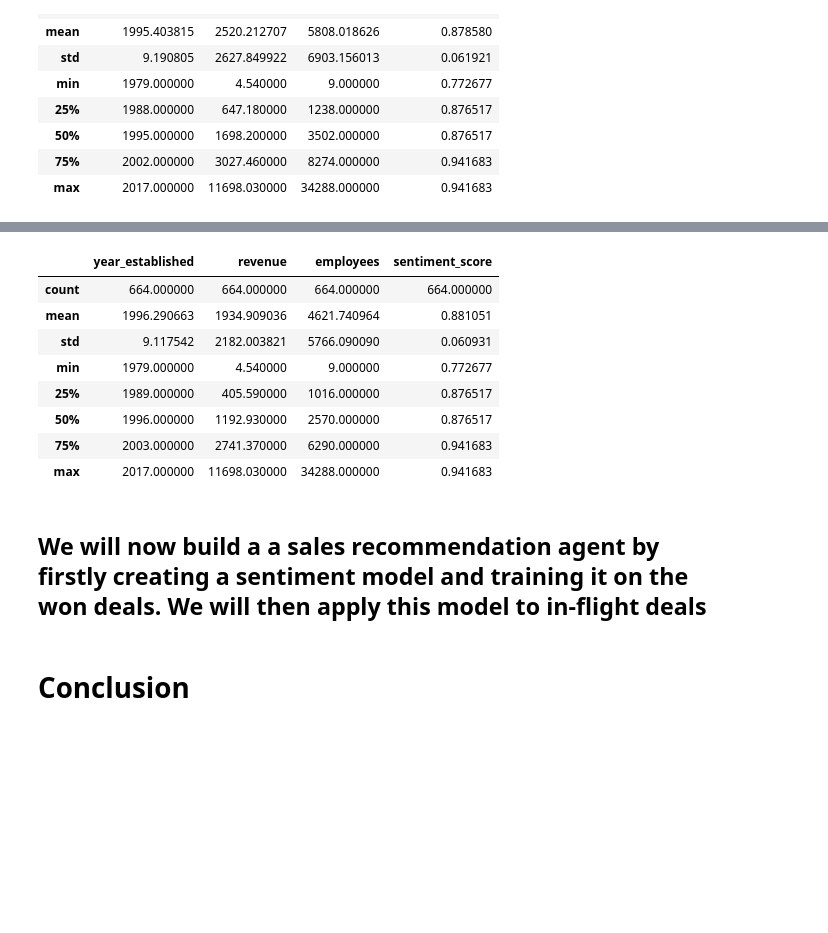
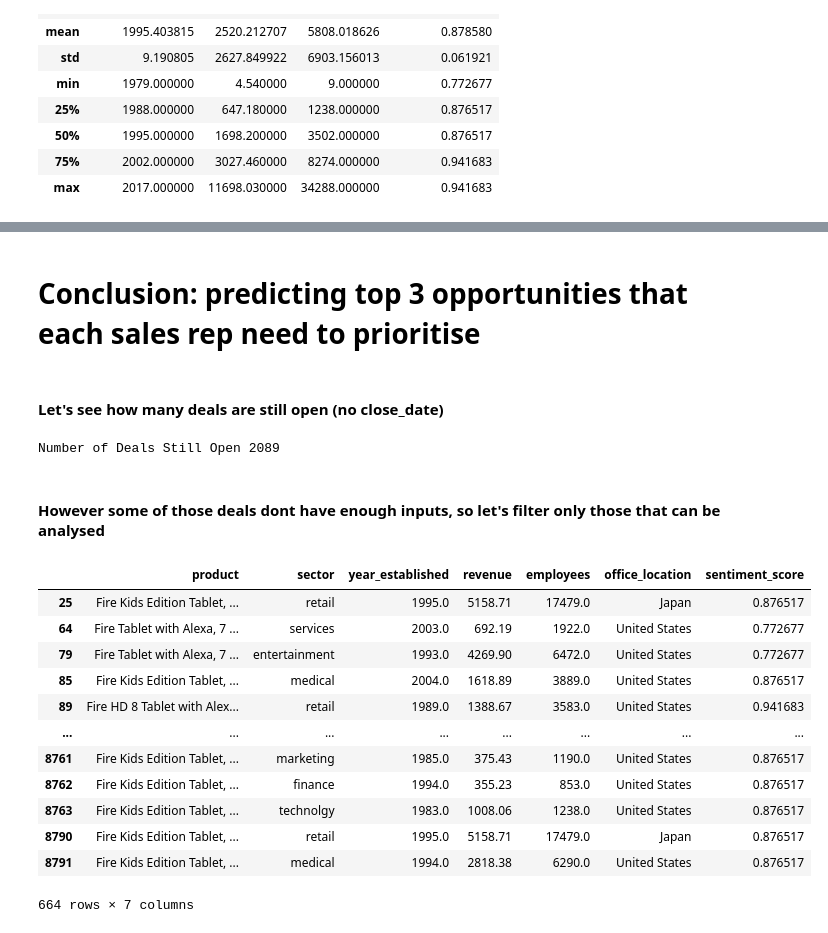
Before and after one commit to APJFX69/ic_ai_course_capstone_submission, a Jupyter notebook: Sales engagement prioritisation model.ipynb, the cells around one changed output, grey strips where cells are left out. Drawn from its saved outputs; the diff is of its cells as text; code cells hidden in the pictures; blank space fills up the shorter version.

```diff
--- a/Sales engagement prioritisation model.ipynb
+++ b/Sales engagement prioritisation model.ipynb
@@ -374,18 +511,33 @@ modelling_data.describe()
+# %% [markdown]
+# Conclusion: predicting top 3 opportunities that each sales rep need to prioritise
+# %% [markdown]
+#### Let's see how many deals are still open (no close_date)
+# %%
+
+df = sales_pipeline_data_enhanced
+open_deals = df["close_date"].isna().sum()
+print("Number of Deals Still Open",open_deals)
+# %% [output]
+Number of Deals Still Open 2089
+# %% [markdown]
+#### However some of those deals dont have enough inputs, so let's filter only those that can be analysed
 # %%
 temp1 = df[df["deal_stage"].isin(["Engaging", "Prospecting"])]
-prod_data = temp1[['product','sector','year_established','revenue','employees','office_location','sentiment_score']].dropna()
-prod_data.describe()
+prod_data = temp1[['product','sector','year_established','revenue','employees','office_location','sentiment_score','opportunity_id','sales_agent']].dropna()
+prod_sales_rep_data = prod_data[['opportunity_id','sales_agent']]
+prod_data = prod_data.drop(['opportunity_id','sales_agent'], axis=1)
+prod_data
 # %% [output]
-|  | year_established | revenue | employees | sentiment_score |
-| count | 664.000000 | 664.000000 | 664.000000 | 664.000000 |
-| mean | 1996.290663 | 1934.909036 | 4621.740964 | 0.881051 |
-| std | 9.117542 | 2182.003821 | 5766.090090 | 0.060931 |
-| min | 1979.000000 | 4.540000 | 9.000000 | 0.772677 |
-| 25% | 1989.000000 | 405.590000 | 1016.000000 | 0.876517 |
-| 50% | 1996.000000 | 1192.930000 | 2570.000000 | 0.876517 |
-| 75% | 2003.000000 | 2741.370000 | 6290.000000 | 0.941683 |
-| max | 2017.000000 | 11698.030000 | 34288.000000 | 0.941683 |
+|  | product | sector | year_established | revenue | employees | office_location | sentiment_score |
+| 25 | Fire Kids Edition Tablet, ... | retail | 1995.0 | 5158.71 | 17479.0 | Japan | 0.876517 |
+| 64 | Fire Tablet with Alexa, 7 ... | services | 2003.0 | 692.19 | 1922.0 | United States | 0.772677 |
+| 79 | Fire Tablet with Alexa, 7 ... | entertainment | 1993.0 | 4269.90 | 6472.0 | United States | 0.772677 |
+| 85 | Fire Kids Edition Tablet, ... | medical | 2004.0 | 1618.89 | 3889.0 | United States | 0.876517 |
+| 89 | Fire HD 8 Tablet with Alex... | retail | 1989.0 | 1388.67 | 3583.0 | United States | 0.941683 |
+| ... | ... | ... | ... | ... | ... | ... | ... |
+| 8761 | Fire Kids Edition Tablet, ... | marketing | 1985.0 | 375.43 | 1190.0 | United States | 0.876517 |
+| 8762 | Fire Kids Edition Tablet, ... | finance | 1994.0 | 355.23 | 853.0 | United States | 0.876517 |
+| 8763 | Fire Kids Edition Tablet, ... | technolgy | 1983.0 | 1008.06 | 1238.0 | United States | 0.876517 |
+| 8790 | Fire Kids Edition Tablet, ... | retail | 1995.0 | 5158.71 | 17479.0 | Japan | 0.876517 |
+| 8791 | Fire Kids Edition Tablet, ... | medical | 1994.0 | 2818.38 | 6290.0 | United States | 0.876517 |
+664 rows × 7 columns
-# %% [markdown]
-## We will now build a a sales recommendation agent by firstly creating a sentiment model and training it on the  won deals. We will then apply this model to in-flight deals
-# %% [markdown]
-# Conclusion
```
Also changed, not shown: parts of 38 cells of this notebook, 6 other files.
